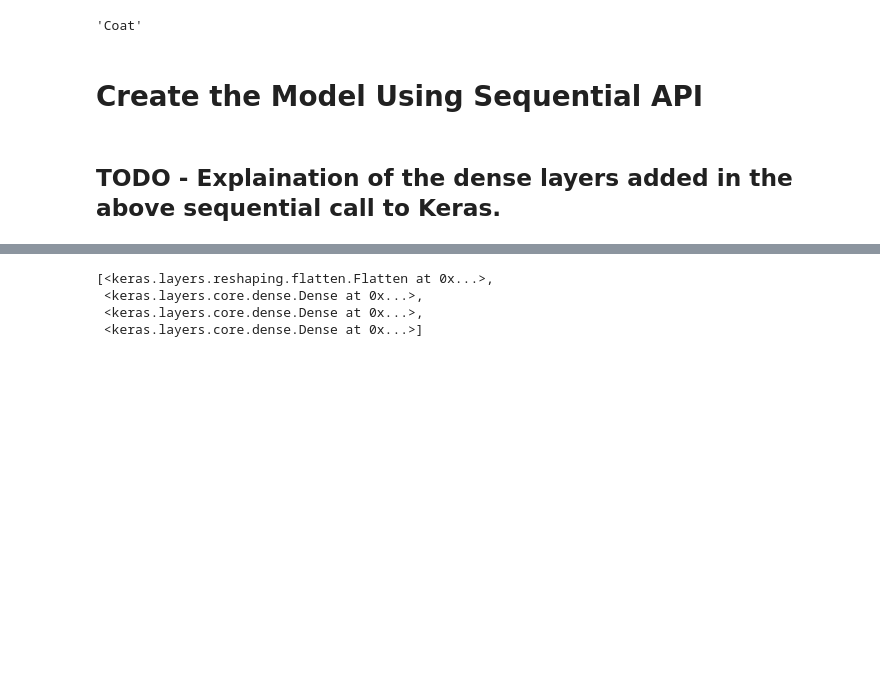
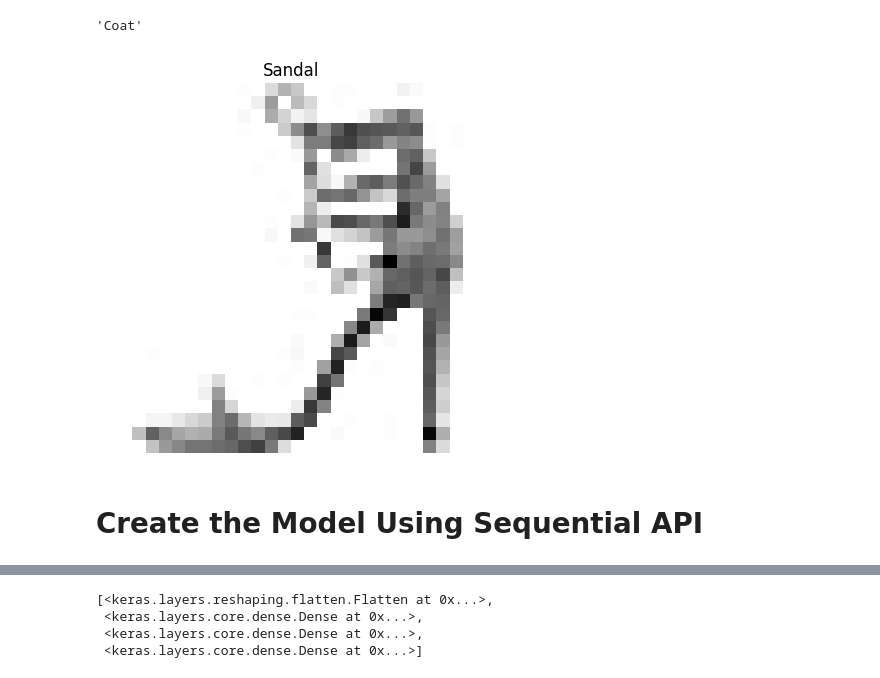
Before and after one commit to dnmorris7/O-Reilly_Fashion_Analysis, a Jupyter notebook: O'Reilly_Fashion_Analysis.ipynb, the cells around one changed output, grey strips where cells are left out. Drawn from its saved outputs; the diff is of its cells as text; code cells hidden in the pictures; blank space fills up the shorter version.

```diff
--- a/O'Reilly_Fashion_Analysis.ipynb
+++ b/O'Reilly_Fashion_Analysis.ipynb
@@ -32,6 +32,23 @@ class_names= ["T-shirt/top", "Trouser", "Pullover", "Dress", "Coat", "Sandal", "
 class_names[y_train[0]]
 # %% [output]
 'Coat'
+# %%
+# create a function that displays an image with its label based on the index
+import matplotlib.pyplot as plt
+import numpy as np
+
+
+def plot_image(image_array, label_array, num):
+    image=image_array[num]
+    plt.imshow(image, cmap="binary")
+    plt.axis("off")
+    label = class_names[label_array[num]]
+    plt.title(label)
+    plt.show()
+# %%
+plot_image(X_train, y_train, 65)
+# %% [output]
+[figure, added]
 # %% [markdown]
 # Create the Model Using Sequential API
 # %%
@@ -40,5 +57,3 @@ model.add(keras.layers.Flatten(input_shape=[28, 28]))
 model.add(keras.layers.Dense(300, activation="relu"))
 model.add(keras.layers.Dense(100, activation="relu"))
 model.add(keras.layers.Dense(10, activation="softmax"))
-# %% [markdown]
-## TODO - Explaination of the dense layers added in the above sequential call to Keras.
```
Also changed, not shown: parts of 8 cells of this notebook.
